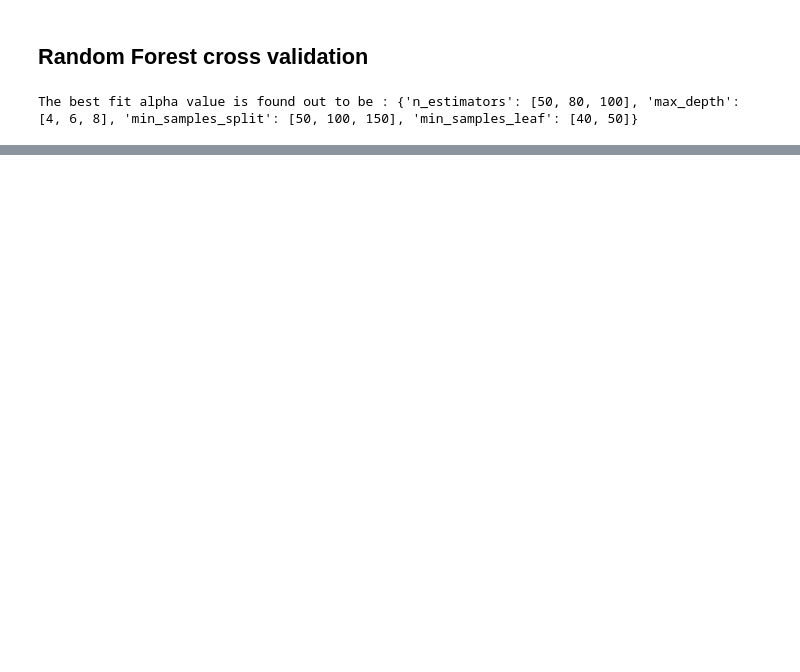
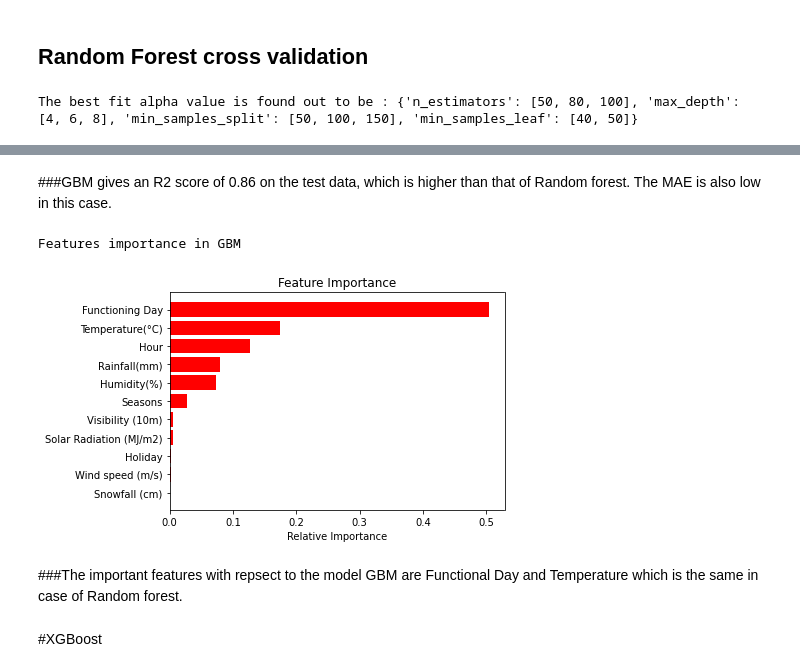
Before and after one commit to manjusreekc/Regression-Bike-Sharing-Demand-Prediction., a Jupyter notebook: Regression_Bike_Sharing_Demand_Prediction_Capstone_Project.ipynb, the cells around one changed output, grey strips where cells are left out. Saved outputs shown, nothing was run; the diff lists cells and outputs as text; code cells hidden in the pictures; blank space fills up the shorter version.

```diff
--- a/Regression_Bike_Sharing_Demand_Prediction_Capstone_Project.ipynb
+++ b/Regression_Bike_Sharing_Demand_Prediction_Capstone_Project.ipynb
@@ -841,0 +871,9 @@ feature_importance(rf_optimal_model)
+# %%
+# Hyperparameter tuning
+
+gbm = GradientBoostingRegressor()
+grid_values = {'n_estimators':[50, 80,  100], 'max_depth':[3, 5, 7]}
+gbm_model = GridSearchCV(gbm, param_grid = grid_values, scoring = 'roc_auc', cv=5)
+
+# Fit the object to train dataset
+gbm_model.fit(X_train, y_train)
@@ -841,0 +895,9 @@ feature_importance(rf_optimal_model)
+# %%
+# Grid search
+gbm = GradientBoostingRegressor()
+
+gbm_grid = RandomizedSearchCV(estimator=gbm,scoring="neg_mean_squared_error",
+                       param_distributions = param_dict,
+                       cv = 5, verbose=2)
+
+gbm_grid.fit(X_train,y_train)
@@ -841,0 +933,2 @@ feature_importance(rf_optimal_model)
+# %%
+gbm_optimal_model = gbm_grid.best_estimator_
@@ -841,0 +970,12 @@ feature_importance(rf_optimal_model)
+# %% [markdown]
+###GBM gives an R2 score of 0.86 on the test data, which is higher than that of Random forest. The MAE is also low in this case.
+# %%
+print("Features importance in GBM" )
+feature_importance(gbm_optimal_model)
+# %% [output]
+Features importance in GBM
+[figure, added]
+# %% [markdown]
+###The important features with repsect to the model GBM are Functional Day and Temperature which is the same in case of Random forest.
+# %% [markdown]
+#XGBoost
```
Also changed, not shown: parts of 56 cells of this notebook.
